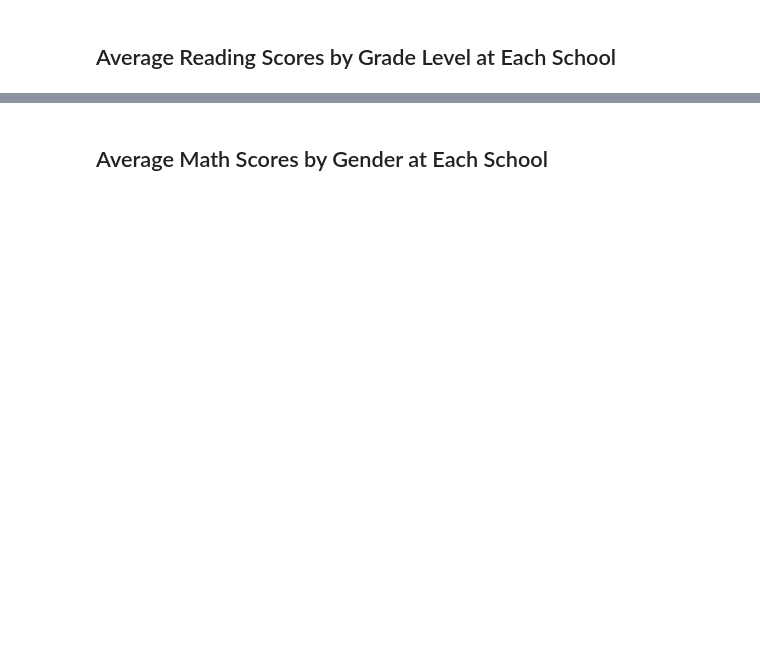
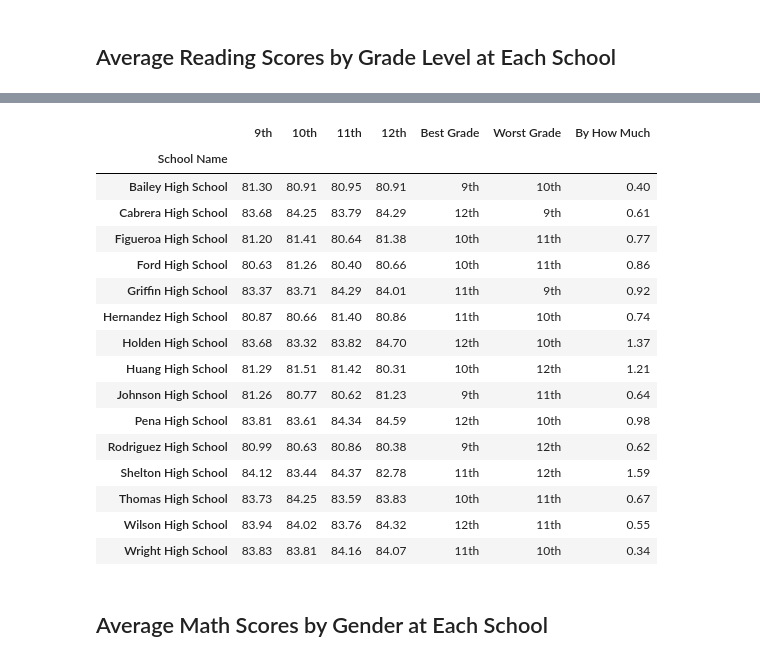
Before and after one commit to rickmora98/Python-Pandas-2, a Jupyter notebook: PyCitySchools/PyCitySchools.ipynb, the cells around one changed output, grey strips where cells are left out. Drawn from its saved outputs; the diff is of its cells as text; code cells hidden in the pictures; blank space fills up the shorter version.

```diff
--- a/PyCitySchools/PyCitySchools.ipynb
+++ b/PyCitySchools/PyCitySchools.ipynb
@@ -282,3 +276,83 @@ Reading_Scores_By_Grade_DF.set_index("School Name").sort_index()
+# %%
+# Calculate the average reading scores for each grade:
+avg_reading_scores_9th = combined_data[combined_data["grade"] == "9th"].groupby("School ID").mean()["reading_score"]
+avg_reading_scores_10th = combined_data[combined_data["grade"] == "10th"].groupby("School ID").mean()["reading_score"]
+avg_reading_scores_11th = combined_data[combined_data["grade"] == "11th"].groupby("School ID").mean()["reading_score"]
+avg_reading_scores_12th = combined_data[combined_data["grade"] == "12th"].groupby("School ID").mean()["reading_score"]
+
+
+# Put into dataframe:
+Reading_Scores_By_Grade_DF = pd.DataFrame({
+    "School Name": school_data["school_name"],
+    "9th": avg_reading_scores_9th,
+    "10th": avg_reading_scores_10th,
+    "11th": avg_reading_scores_11th,
+    "12th": avg_reading_scores_12th
+})
+
+# Make a column that shows which grade performs best in each school:
+def best(row):
+    highest = max([x for x in row if type(x) == int or type(x) == float])
+    value = ""
+    if row["9th"] == highest:
+        value = value + " 9th"
+    if row["10th"] == highest:
+        value = value + " 10th"
+    if row["11th"] == highest:
+        value = value + " 11th"
+    if row["12th"] == highest:
+        value = value + " 12th"
+    return value     # (doing it this way will show multiple grades if there is a tie)
+
+Reading_Scores_By_Grade_DF["Best Grade"] = Reading_Scores_By_Grade_DF.apply(best, axis=1)
+
+# Make a column that shows which grade performs worst in each school:
+def worst(row):
+    lowest = min([x for x in row if type(x) == int or type(x) == float])
+    value = ""
+    if row["9th"] == lowest:
+        value = value + " 9th"
+    if row["10th"] == lowest:
+        value = value + " 10th"
+    if row["11th"] == lowest:
+        value = value + " 11th"
+    if row["12th"] == lowest:
+        value = value + " 12th"
+    return value     # (doing it this way will show multiple grades if there is a tie)
+
+Reading_Scores_By_Grade_DF["Worst Grade"] = Reading_Scores_By_Grade_DF.apply(worst, axis=1)
+
+
+# Find the greatest change accross the grades for each school:
+Reading_Scores_By_Grade_DF["By How Much"] = Reading_Scores_By_Grade_DF.max(axis=1) - Reading_Scores_By_Grade_DF.min(axis=1)
+
+# Format dataframe values:
+Reading_Scores_By_Grade_DF["9th"] = Reading_Scores_By_Grade_DF["9th"].map("{:.2f}".format)
+Reading_Scores_By_Grade_DF["10th"] = Reading_Scores_By_Grade_DF["10th"].map("{:.2f}".format)
+Reading_Scores_By_Grade_DF["11th"] = Reading_Scores_By_Grade_DF["11th"].map("{:.2f}".format)
+Reading_Scores_By_Grade_DF["12th"] = Reading_Scores_By_Grade_DF["12th"].map("{:.2f}".format)
+Reading_Scores_By_Grade_DF["By How Much"] = Reading_Scores_By_Grade_DF["By How Much"].map("{:.2f}".format)
+
+# Display dataframe:
+Reading_Scores_By_Grade_DF.set_index("School Name").sort_index()
+# %% [output]
+|  | 9th | 10th | 11th | 12th | Best Grade | Worst Grade | By How Much |
+| School Name |  |  |  |  |  |  |  |
+| Bailey High School | 81.30 | 80.91 | 80.95 | 80.91 | 9th | 10th | 0.40 |
+| Cabrera High School | 83.68 | 84.25 | 83.79 | 84.29 | 12th | 9th | 0.61 |
+| Figueroa High School | 81.20 | 81.41 | 80.64 | 81.38 | 10th | 11th | 0.77 |
+| Ford High School | 80.63 | 81.26 | 80.40 | 80.66 | 10th | 11th | 0.86 |
+| Griffin High School | 83.37 | 83.71 | 84.29 | 84.01 | 11th | 9th | 0.92 |
+| Hernandez High School | 80.87 | 80.66 | 81.40 | 80.86 | 11th | 10th | 0.74 |
+| Holden High School | 83.68 | 83.32 | 83.82 | 84.70 | 12th | 10th | 1.37 |
+| Huang High School | 81.29 | 81.51 | 81.42 | 80.31 | 10th | 12th | 1.21 |
+| Johnson High School | 81.26 | 80.77 | 80.62 | 81.23 | 9th | 11th | 0.64 |
+| Pena High School | 83.81 | 83.61 | 84.34 | 84.59 | 12th | 10th | 0.98 |
+| Rodriguez High School | 80.99 | 80.63 | 80.86 | 80.38 | 9th | 12th | 0.62 |
+| Shelton High School | 84.12 | 83.44 | 84.37 | 82.78 | 11th | 12th | 1.59 |
+| Thomas High School | 83.73 | 84.25 | 83.59 | 83.83 | 10th | 11th | 0.67 |
+| Wilson High School | 83.94 | 84.02 | 83.76 | 84.32 | 12th | 11th | 0.55 |
+| Wright High School | 83.83 | 83.81 | 84.16 | 84.07 | 11th | 10th | 0.34 |
 # %% [markdown]
 ## Average Math Scores by Gender at Each School
 # %%
```
Also changed, not shown: parts of 7 cells of this notebook, 1 other file.
